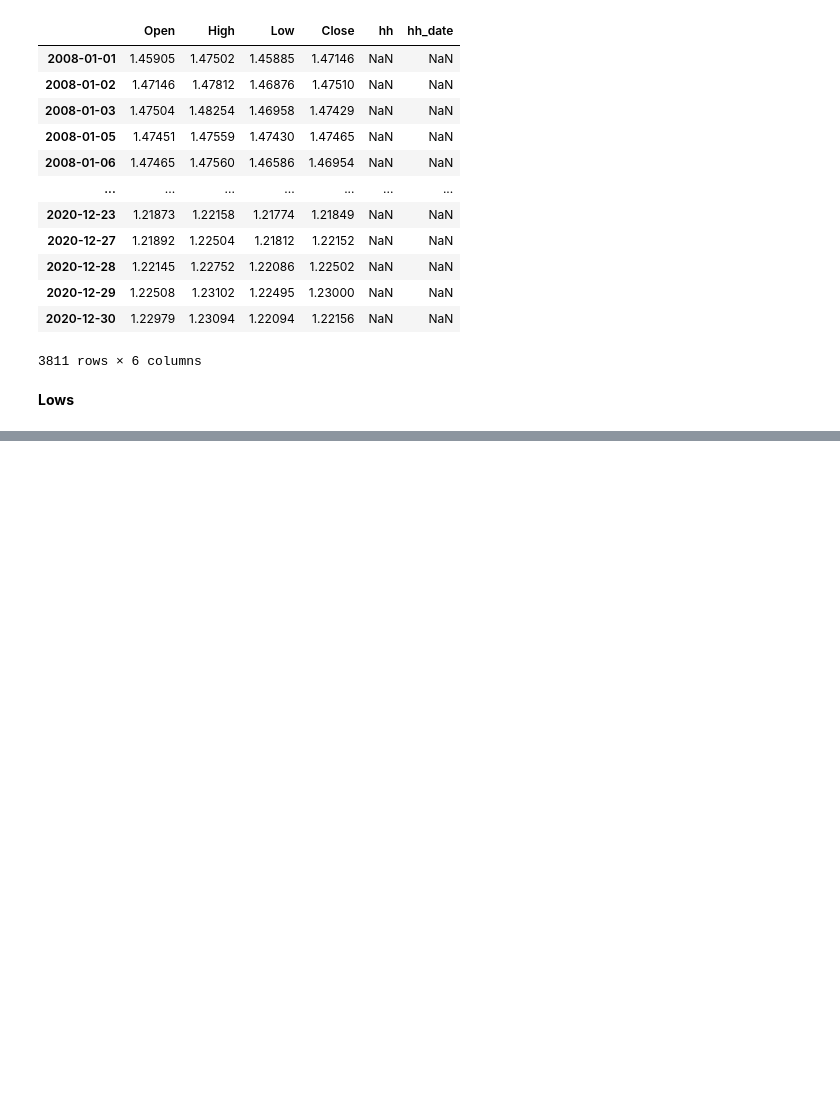
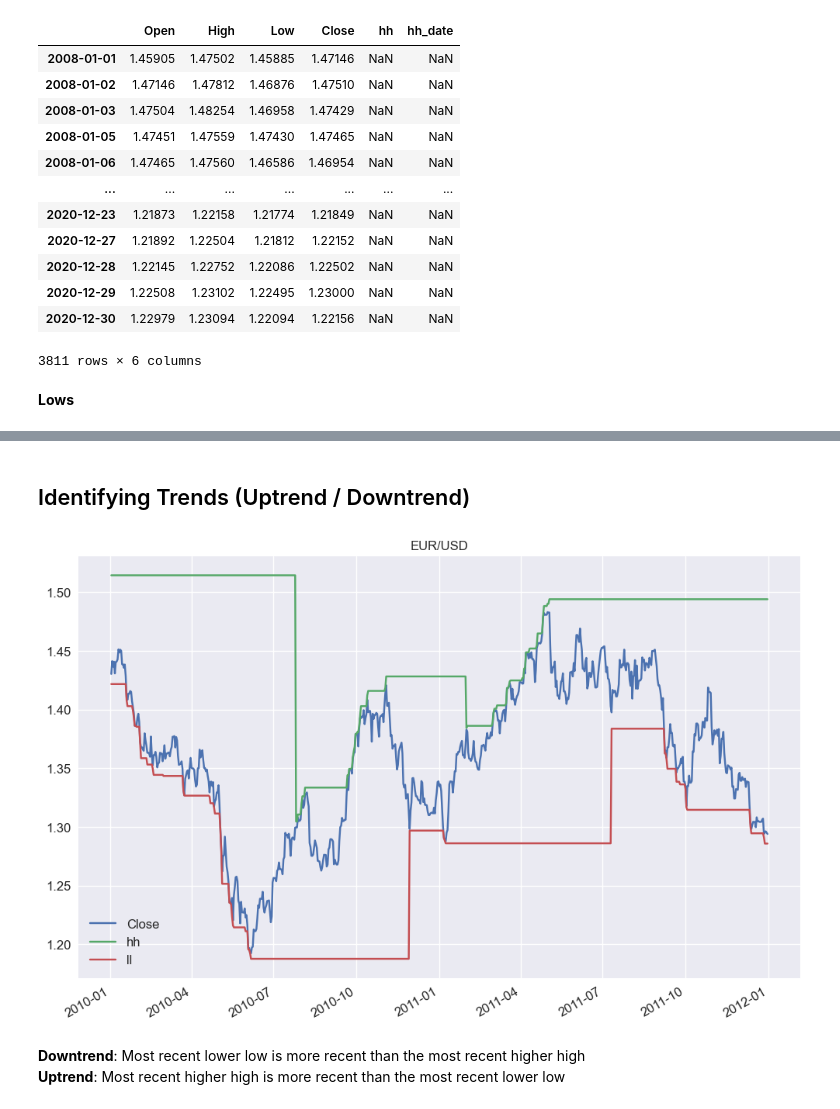
Before and after one commit to AvirukthGT/AlgoTrading, a Jupyter notebook: Fibonacci/Fibonacci.ipynb, the cells around one changed output, grey strips where cells are left out. Drawn from its saved outputs; the diff is of its cells as text; code cells hidden in the pictures; blank space fills up the shorter version.

Commit message:
Identifying Trends

```diff
--- a/Fibonacci/Fibonacci.ipynb
+++ b/Fibonacci/Fibonacci.ipynb
@@ -318,0 +335,12 @@ for bar in range(len(data)): # iterating over the bars
+# %% [markdown]
+## Identifying Trends (Uptrend / Downtrend)
+# %%
+data.loc["2010":"2011", ["Close", "hh", "ll"]].plot(figsize = (12, 8), title = "EUR/USD",
+                                                    fontsize = 12)
+plt.legend(fontsize = 12)
+plt.show()
+# %% [output]
+[figure, added]
+# %% [markdown]
+__Downtrend__: Most recent lower low is more recent than the most recent higher high <br>
+__Uptrend__: Most recent higher high is more recent than the most recent lower low
```
Also changed, not shown: parts of 6 cells of this notebook.
